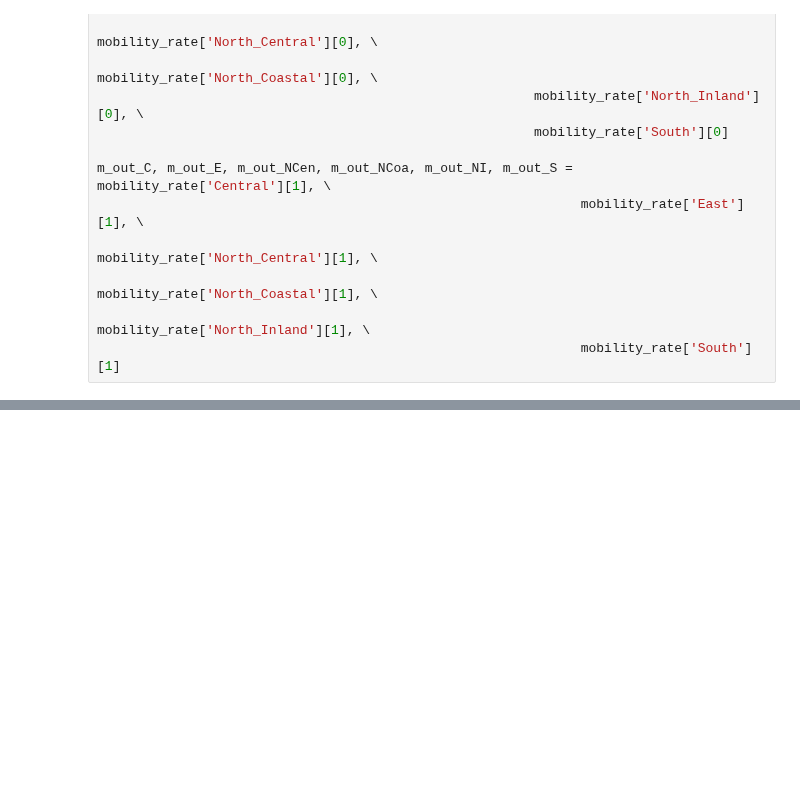
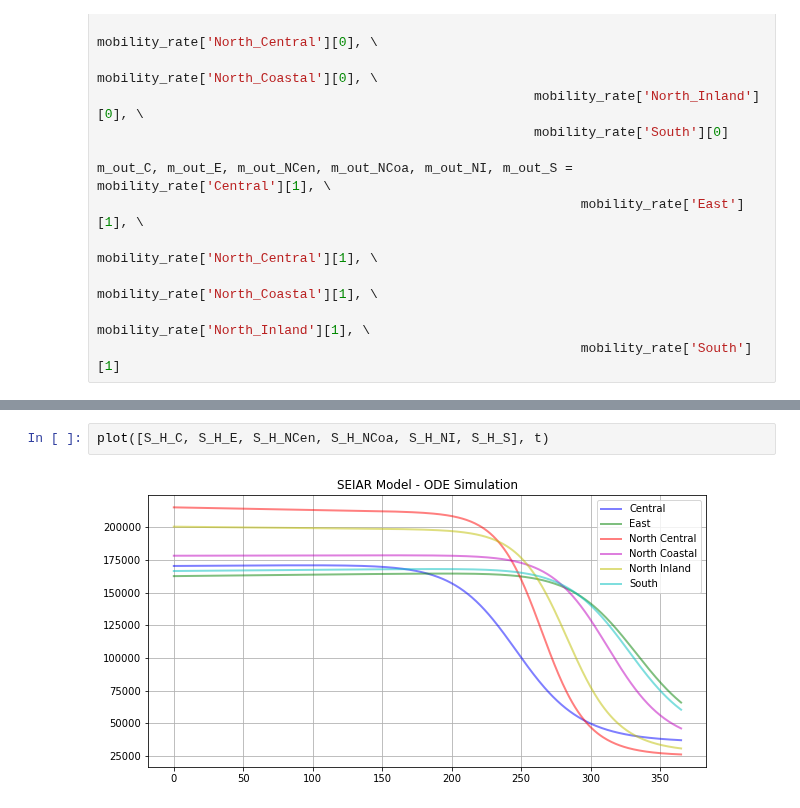
Before and after one commit to kazi0302/COVID-19-Modeling-and-Parameter-Fitting, a Jupyter notebook: ODE simulator/Simulator_60_ODEs.ipynb, the cells around one changed output, grey strips where cells are left out. Saved outputs shown, nothing was run; the diff lists cells and outputs as text; blank space fills up the shorter version.

```diff
--- a/ODE simulator/Simulator_60_ODEs.ipynb
+++ b/ODE simulator/Simulator_60_ODEs.ipynb
@@ -365,0 +404,4 @@ plt.show()
+# %%
+plot([S_H_C, S_H_E, S_H_NCen, S_H_NCoa, S_H_NI, S_H_S], t)
+# %% [output]
+[figure, added]
```
Also changed, not shown: parts of 11 cells of this notebook, 2 other files.
